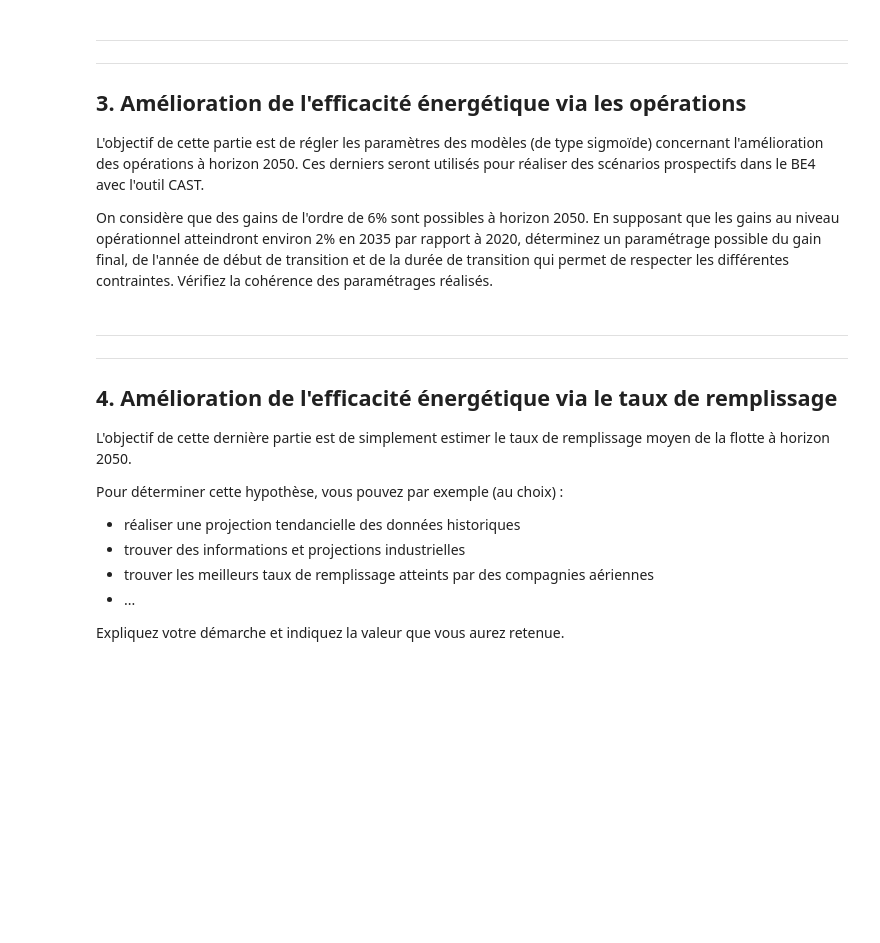
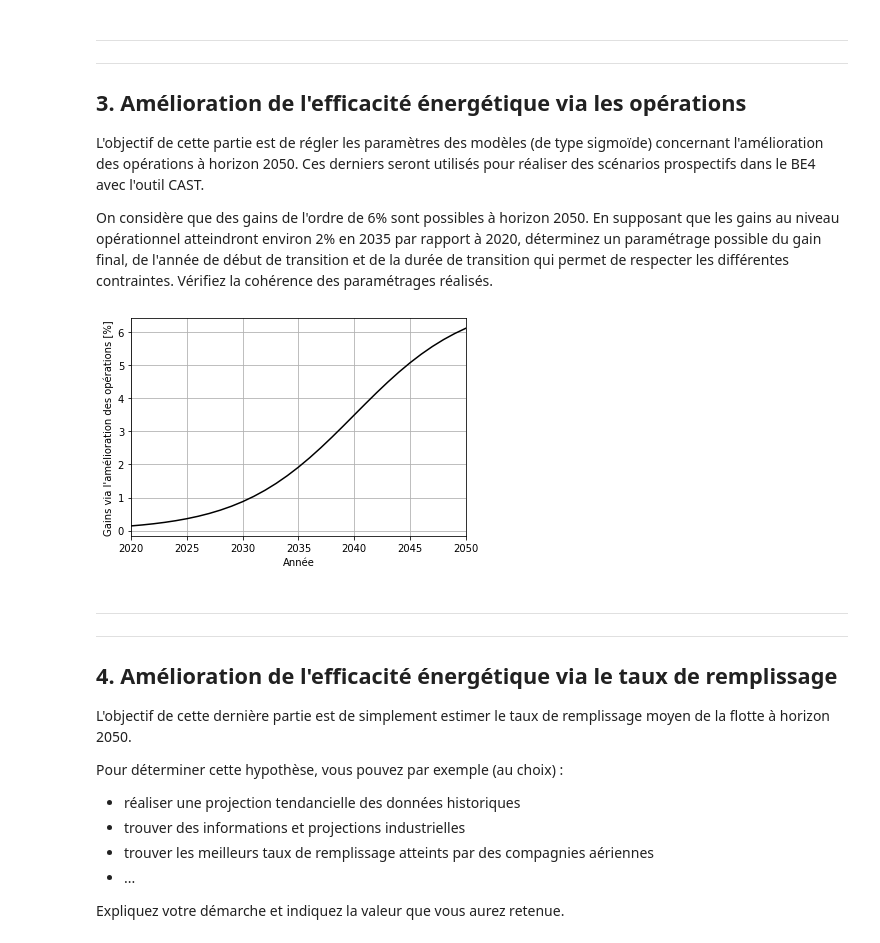
Before and after one commit to thomasplanes/electif_aviation_climat, a Jupyter notebook: BE2 - Levier Efficacite.ipynb, the cells around one changed output. Drawn from its saved outputs; the diff is of its cells as text; code cells hidden in the pictures; blank space fills up the shorter version.

```diff
--- a/BE2 - Levier Efficacite.ipynb
+++ b/BE2 - Levier Efficacite.ipynb
@@ -363,32 +376,33 @@ On considère que des gains de l'ordre de 6% sont possibles à horizon 2050. En
 final_gain =
 # Choix de la durée de transition (qui permet d'atteindre 98% du gain final)
 duration =
+# Choix de l'année de début de transition (supérieure ou égale à 2020)
+first_year =
 # %%
 year = np.linspace(2020,2050,31)
-
-# Choix de l'année de début de transition (supérieure ou égale à 2020)
-first_year = 2020
 
 def evolution_operation(final_gain, first_year, duration):
     transition_year = first_year + duration/2
     limit_operation = 0.02*final_gain
     parameter_operation = np.log(100/2-1)/(duration/2)
     value = np.zeros(len(year))
     for i in range(0,len(year)):
         if final_gain/(1+np.exp(-parameter_operation*(year[i]-transition_year)))<limit_operation:
             value[i] = 0
         else:
             value[i] = final_gain/(1+np.exp(-parameter_operation*(year[i]-transition_year)))
     return value
 
 annual_gain = evolution_operation(final_gain, first_year, duration)
 
 plt.plot(year, annual_gain, color="black")
 plt.xlim(2020,2050)
 plt.grid()
 plt.xlabel("Année")
 plt.ylabel("Gains via l'amélioration des opérations [%]")
 plt.show()
+# %% [output]
+[figure, added]
 # %% [markdown]
 -----
 -----
```
Also changed, not shown: parts of 3 cells of this notebook.
